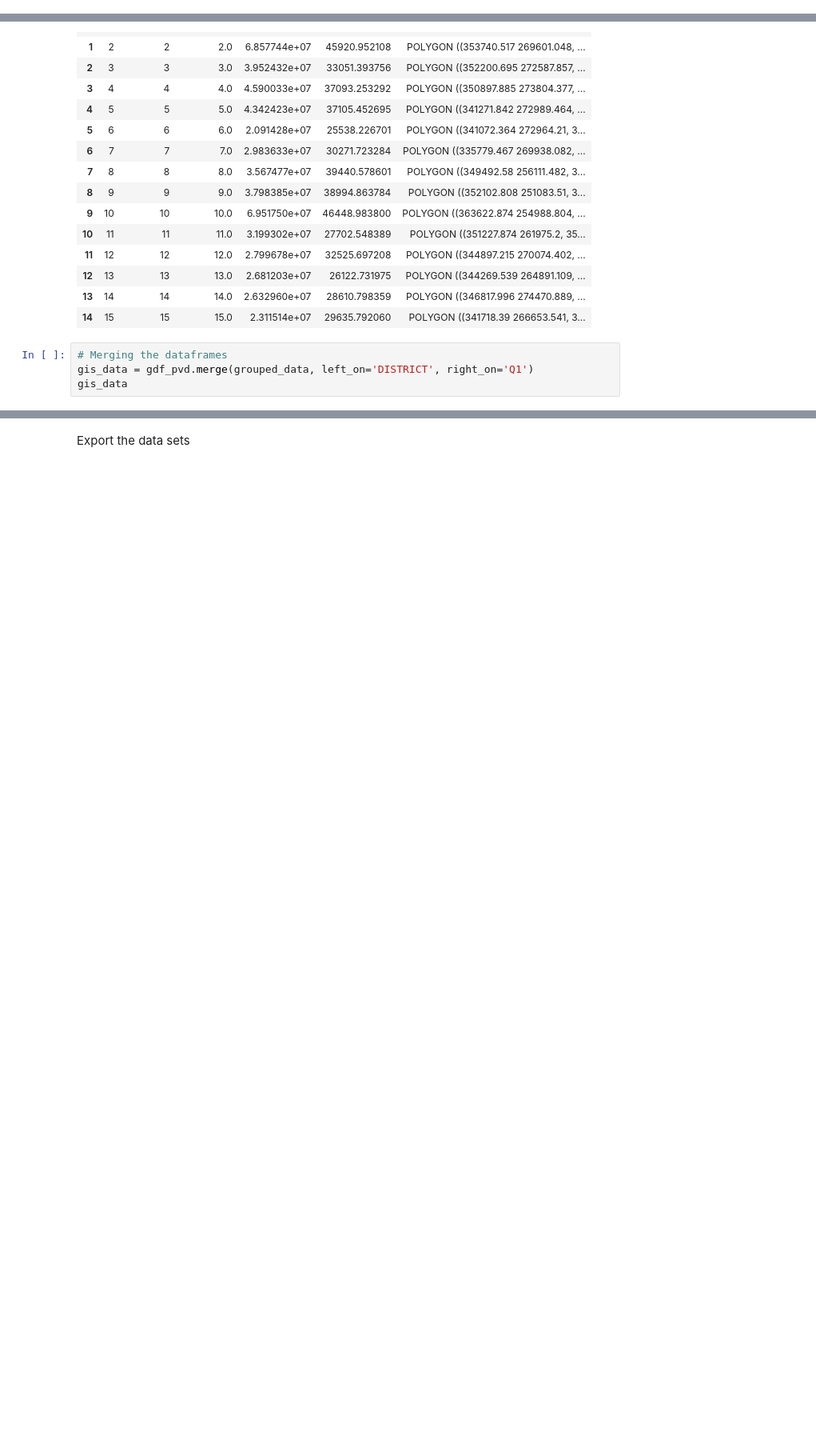
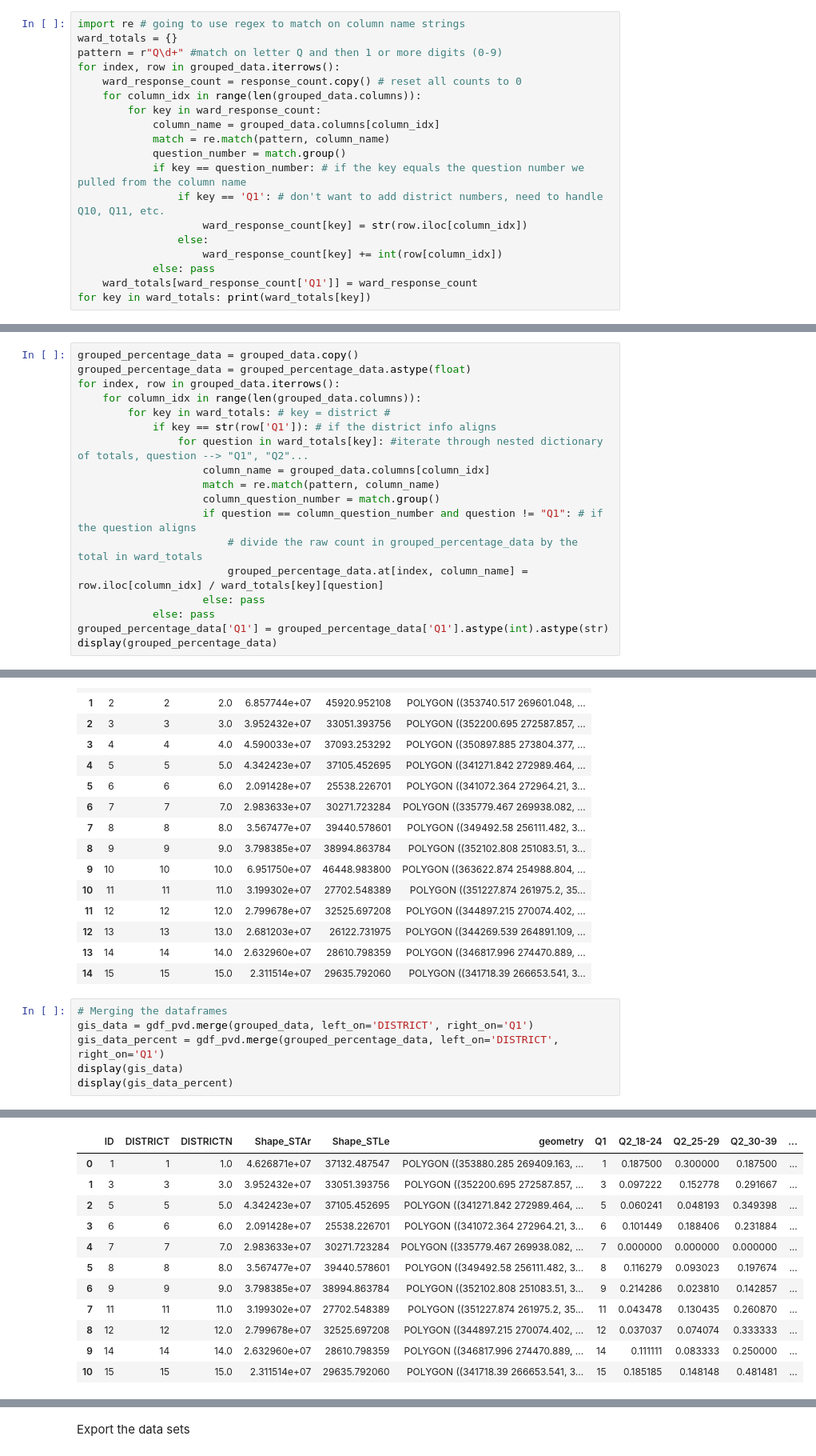
Before and after one commit to dwang0120/EveryVoteCounts-GIS, a Jupyter notebook: src/data_prep.ipynb, the cells around one changed output, grey strips where cells are left out. Shown at 80% size. Saved outputs shown, nothing was run; the diff lists cells and outputs as text; blank space fills up the shorter version.

Commit message:
created percentages dataset

```diff
--- a/src/data_prep.ipynb
+++ b/src/data_prep.ipynb
@@ -308,0 +339,19 @@ display(grouped_data.head())
+# %%
+import re # going to use regex to match on column name strings
+ward_totals = {}
+pattern = r"Q\d+" #match on letter Q and then 1 or more digits (0-9)
+for index, row in grouped_data.iterrows():
+    ward_response_count = response_count.copy() # reset all counts to 0
+    for column_idx in range(len(grouped_data.columns)):
+        for key in ward_response_count:
+            column_name = grouped_data.columns[column_idx]
+            match = re.match(pattern, column_name)
+            question_number = match.group()
+            if key == question_number: # if the key equals the question number we pulled from the column name
+                if key == 'Q1': # don't want to add district numbers, need to handle Q10, Q11, etc.
+                    ward_response_count[key] = str(row.iloc[column_idx])
+                else:
+                    ward_response_count[key] += int(row[column_idx])
+            else: pass
+    ward_totals[ward_response_count['Q1']] = ward_response_count
+for key in ward_totals: print(ward_totals[key])
@@ -308,0 +372,18 @@ display(grouped_data.head())
+# %%
+grouped_percentage_data = grouped_data.copy()
+grouped_percentage_data = grouped_percentage_data.astype(float)
+for index, row in grouped_data.iterrows():
+    for column_idx in range(len(grouped_data.columns)):
+        for key in ward_totals: # key = district #
+            if key == str(row['Q1']): # if the district info aligns
+                for question in ward_totals[key]: #iterate through nested dictionary of totals, question --> "Q1", "Q2"...
+                    column_name = grouped_data.columns[column_idx]
+                    match = re.match(pattern, column_name)
+                    column_question_number = match.group()
+                    if question == column_question_number and question != "Q1": # if the question aligns
+                        # divide the raw count in grouped_percentage_data by the total in ward_totals
+                        grouped_percentage_data.at[index, column_name] = row.iloc[column_idx] / ward_totals[key][question]
+                    else: pass
+            else: pass
+grouped_percentage_data['Q1'] = grouped_percentage_data['Q1'].astype(int).astype(str)
+display(grouped_percentage_data)
@@ -333,18 +428,32 @@ gdf_pvd
 # %%
 # Merging the dataframes
 gis_data = gdf_pvd.merge(grouped_data, left_on='DISTRICT', right_on='Q1')
-gis_data
+gis_data_percent = gdf_pvd.merge(grouped_percentage_data, left_on='DISTRICT', right_on='Q1')
+display(gis_data)
+display(gis_data_percent)
 # %% [output]
 |  | ID | DISTRICT | DISTRICTN | Shape_STAr | Shape_STLe | geometry | Q1 | Q2_18-24 | Q2_25-29 | Q2_30-39 | ... |
 | 0 | 1 | 1 | 1.0 | 4.626871e+07 | 37132.487547 | POLYGON ((353880.285 269409.163, ... | 1 | 15 | 24 | 15 | ... |
 | 1 | 3 | 3 | 3.0 | 3.952432e+07 | 33051.393756 | POLYGON ((352200.695 272587.857, ... | 3 | 7 | 11 | 21 | ... |
 | 2 | 5 | 5 | 5.0 | 4.342423e+07 | 37105.452695 | POLYGON ((341271.842 272989.464, ... | 5 | 5 | 4 | 29 | ... |
 | 3 | 6 | 6 | 6.0 | 2.091428e+07 | 25538.226701 | POLYGON ((341072.364 272964.21, 3... | 6 | 7 | 13 | 16 | ... |
 | 4 | 7 | 7 | 7.0 | 2.983633e+07 | 30271.723284 | POLYGON ((335779.467 269938.082, ... | 7 | 0 | 0 | 0 | ... |
 | 5 | 8 | 8 | 8.0 | 3.567477e+07 | 39440.578601 | POLYGON ((349492.58 256111.482, 3... | 8 | 10 | 8 | 17 | ... |
 | 6 | 9 | 9 | 9.0 | 3.798385e+07 | 38994.863784 | POLYGON ((352102.808 251083.51, 3... | 9 | 9 | 1 | 6 | ... |
 | 7 | 11 | 11 | 11.0 | 3.199302e+07 | 27702.548389 | POLYGON ((351227.874 261975.2, 35... | 11 | 1 | 3 | 6 | ... |
 | 8 | 12 | 12 | 12.0 | 2.799678e+07 | 32525.697208 | POLYGON ((344897.215 270074.402, ... | 12 | 1 | 2 | 9 | ... |
 | 9 | 14 | 14 | 14.0 | 2.632960e+07 | 28610.798359 | POLYGON ((346817.996 274470.889, ... | 14 | 4 | 3 | 9 | ... |
 | 10 | 15 | 15 | 15.0 | 2.311514e+07 | 29635.792060 | POLYGON ((341718.39 266653.541, 3... | 15 | 5 | 4 | 13 | ... |
 11 rows × 124 columns
+|  | ID | DISTRICT | DISTRICTN | Shape_STAr | Shape_STLe | geometry | Q1 | Q2_18-24 | Q2_25-29 | Q2_30-39 | ... |
+| 0 | 1 | 1 | 1.0 | 4.626871e+07 | 37132.487547 | POLYGON ((353880.285 269409.163, ... | 1 | 0.187500 | 0.300000 | 0.187500 | ... |
+| 1 | 3 | 3 | 3.0 | 3.952432e+07 | 33051.393756 | POLYGON ((352200.695 272587.857, ... | 3 | 0.097222 | 0.152778 | 0.291667 | ... |
+| 2 | 5 | 5 | 5.0 | 4.342423e+07 | 37105.452695 | POLYGON ((341271.842 272989.464, ... | 5 | 0.060241 | 0.048193 | 0.349398 | ... |
+| 3 | 6 | 6 | 6.0 | 2.091428e+07 | 25538.226701 | POLYGON ((341072.364 272964.21, 3... | 6 | 0.101449 | 0.188406 | 0.231884 | ... |
+| 4 | 7 | 7 | 7.0 | 2.983633e+07 | 30271.723284 | POLYGON ((335779.467 269938.082, ... | 7 | 0.000000 | 0.000000 | 0.000000 | ... |
+| 5 | 8 | 8 | 8.0 | 3.567477e+07 | 39440.578601 | POLYGON ((349492.58 256111.482, 3... | 8 | 0.116279 | 0.093023 | 0.197674 | ... |
+| 6 | 9 | 9 | 9.0 | 3.798385e+07 | 38994.863784 | POLYGON ((352102.808 251083.51, 3... | 9 | 0.214286 | 0.023810 | 0.142857 | ... |
+| 7 | 11 | 11 | 11.0 | 3.199302e+07 | 27702.548389 | POLYGON ((351227.874 261975.2, 35... | 11 | 0.043478 | 0.130435 | 0.260870 | ... |
+| 8 | 12 | 12 | 12.0 | 2.799678e+07 | 32525.697208 | POLYGON ((344897.215 270074.402, ... | 12 | 0.037037 | 0.074074 | 0.333333 | ... |
+| 9 | 14 | 14 | 14.0 | 2.632960e+07 | 28610.798359 | POLYGON ((346817.996 274470.889, ... | 14 | 0.111111 | 0.083333 | 0.250000 | ... |
+| 10 | 15 | 15 | 15.0 | 2.311514e+07 | 29635.792060 | POLYGON ((341718.39 266653.541, 3... | 15 | 0.185185 | 0.148148 | 0.481481 | ... |
```
Also changed, not shown: parts of 7 cells of this notebook, 2 other files.
